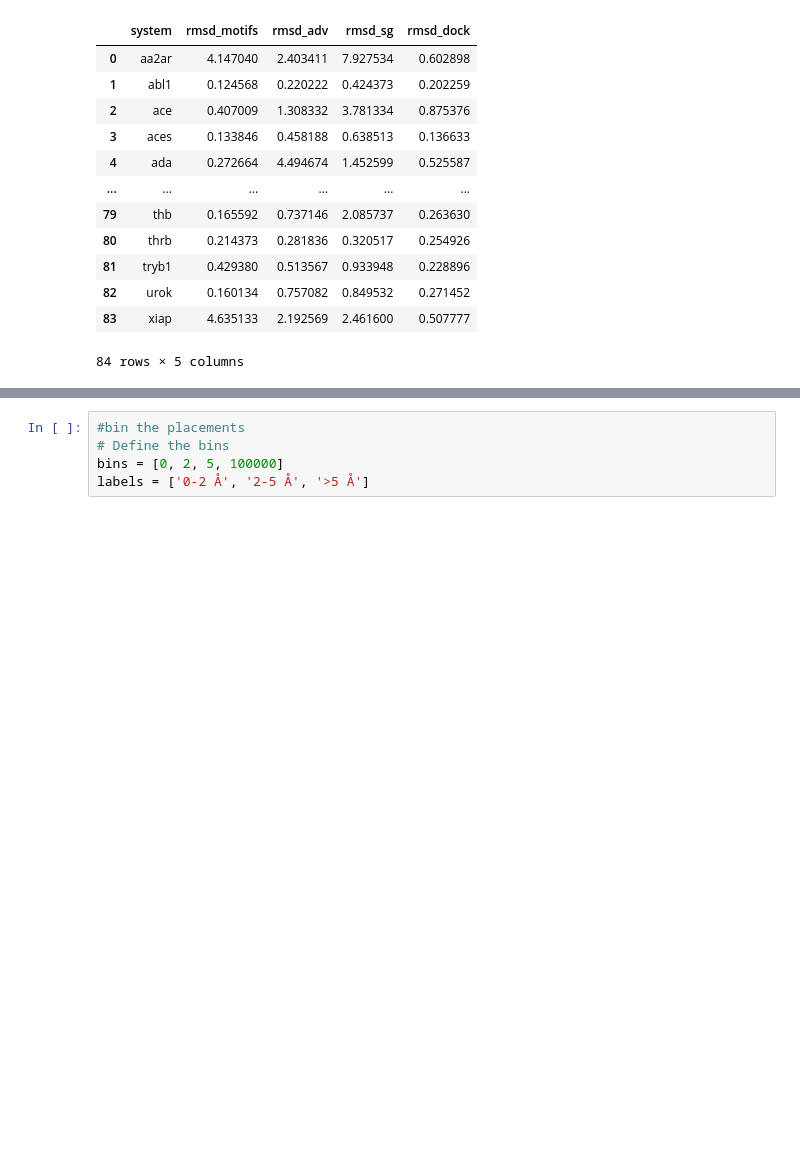
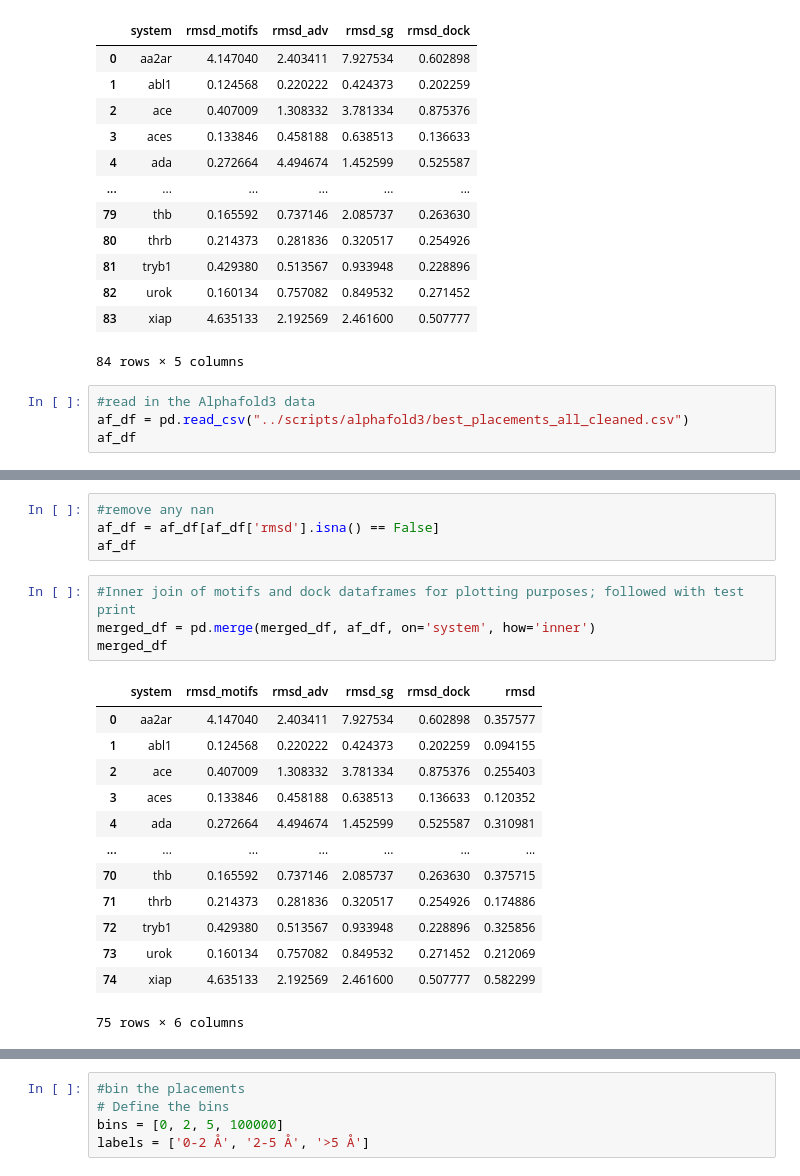
Before and after one commit to toadlover/thyme_lab_internship_2024, a Jupyter notebook: jupyter_notebooks/all_software_comparison_all_motifs_placements.ipynb, the cells around one changed output, grey strips where cells are left out. Drawn from its saved outputs; the diff is of its cells as text; blank space fills up the shorter version.

```diff
--- a/jupyter_notebooks/all_software_comparison_all_motifs_placements.ipynb
+++ b/jupyter_notebooks/all_software_comparison_all_motifs_placements.ipynb
@@ -265,3 +265,7 @@ merged_df
 | 82 | urok | 0.160134 | 0.757082 | 0.849532 | 0.271452 |
 | 83 | xiap | 4.635133 | 2.192569 | 2.461600 | 0.507777 |
 84 rows × 5 columns
+# %%
+#read in the Alphafold3 data
+af_df = pd.read_csv("../scripts/alphafold3/best_placements_all_cleaned.csv")
+af_df
@@ -267,0 +286,22 @@ merged_df
+# %%
+#remove any nan
+af_df = af_df[af_df['rmsd'].isna() == False]
+af_df
+# %%
+#Inner join of motifs and dock dataframes for plotting purposes; followed with test print
+merged_df = pd.merge(merged_df, af_df, on='system', how='inner')
+merged_df
+# %% [output]
+|  | system | rmsd_motifs | rmsd_adv | rmsd_sg | rmsd_dock | rmsd |
+| 0 | aa2ar | 4.147040 | 2.403411 | 7.927534 | 0.602898 | 0.357577 |
+| 1 | abl1 | 0.124568 | 0.220222 | 0.424373 | 0.202259 | 0.094155 |
+| 2 | ace | 0.407009 | 1.308332 | 3.781334 | 0.875376 | 0.255403 |
+| 3 | aces | 0.133846 | 0.458188 | 0.638513 | 0.136633 | 0.120352 |
+| 4 | ada | 0.272664 | 4.494674 | 1.452599 | 0.525587 | 0.310981 |
+| ... | ... | ... | ... | ... | ... | ... |
+| 70 | thb | 0.165592 | 0.737146 | 2.085737 | 0.263630 | 0.375715 |
+| 71 | thrb | 0.214373 | 0.281836 | 0.320517 | 0.254926 | 0.174886 |
+| 72 | tryb1 | 0.429380 | 0.513567 | 0.933948 | 0.228896 | 0.325856 |
+| 73 | urok | 0.160134 | 0.757082 | 0.849532 | 0.271452 | 0.212069 |
+| 74 | xiap | 4.635133 | 2.192569 | 2.461600 | 0.507777 | 0.582299 |
+75 rows × 6 columns
```
Also changed, not shown: parts of 6 cells of this notebook, 3 other files.
